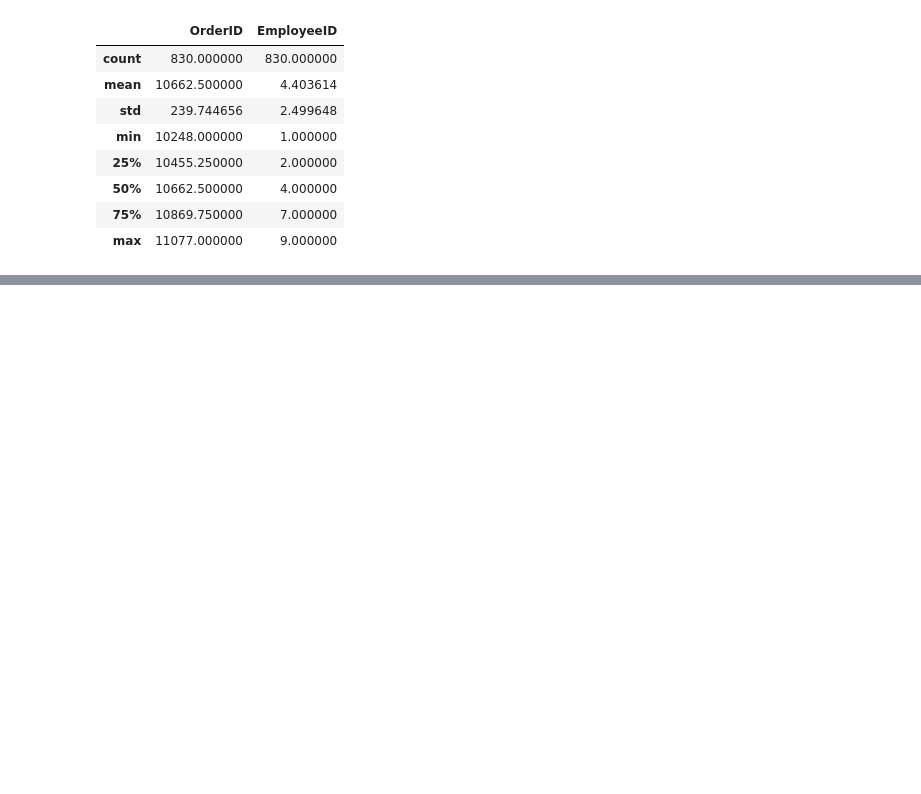
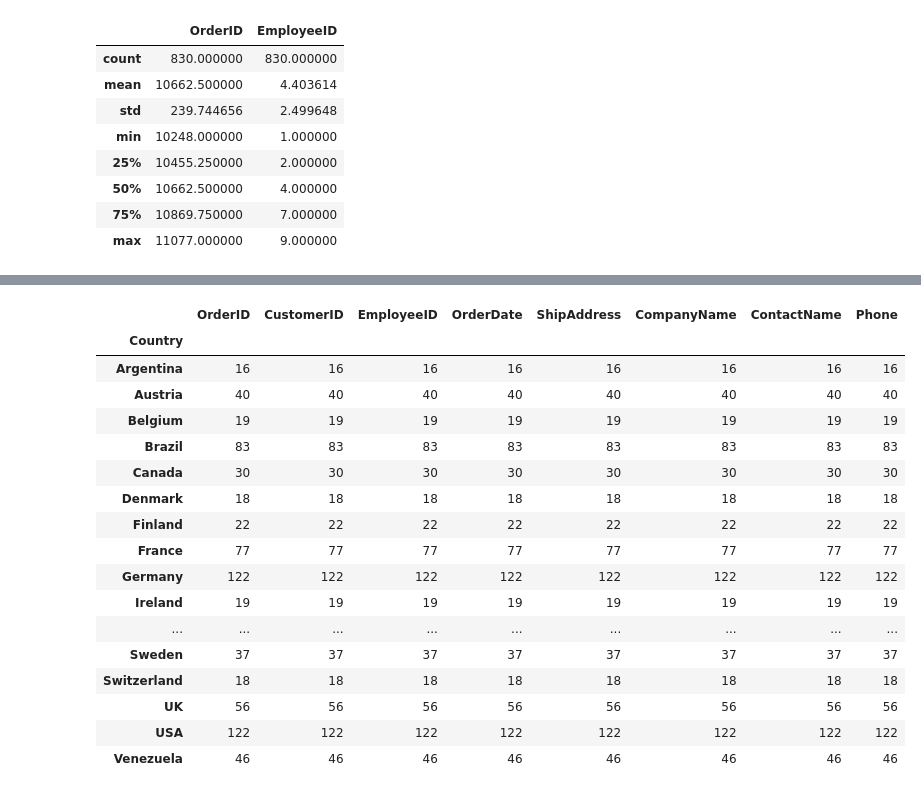
Before and after one commit to phu024/HW-Python, a Jupyter notebook: Test.ipynb, the cells around one changed output, grey strips where cells are left out. Saved outputs shown, nothing was run; the diff lists cells and outputs as text; code cells hidden in the pictures; blank space fills up the shorter version.

```diff
--- a/Test.ipynb
+++ b/Test.ipynb
@@ -208,0 +223,22 @@ order_customer.describe()
+# %%
+order_customer_country2 = order_customer.groupby('Country').count()
+order_customer_country2
+# %% [output]
+|  | OrderID | CustomerID | EmployeeID | OrderDate | ShipAddress | CompanyName | ContactName | Phone |
+| Country |  |  |  |  |  |  |  |  |
+| Argentina | 16 | 16 | 16 | 16 | 16 | 16 | 16 | 16 |
+| Austria | 40 | 40 | 40 | 40 | 40 | 40 | 40 | 40 |
+| Belgium | 19 | 19 | 19 | 19 | 19 | 19 | 19 | 19 |
+| Brazil | 83 | 83 | 83 | 83 | 83 | 83 | 83 | 83 |
+| Canada | 30 | 30 | 30 | 30 | 30 | 30 | 30 | 30 |
+| Denmark | 18 | 18 | 18 | 18 | 18 | 18 | 18 | 18 |
+| Finland | 22 | 22 | 22 | 22 | 22 | 22 | 22 | 22 |
+| France | 77 | 77 | 77 | 77 | 77 | 77 | 77 | 77 |
+| Germany | 122 | 122 | 122 | 122 | 122 | 122 | 122 | 122 |
+| Ireland | 19 | 19 | 19 | 19 | 19 | 19 | 19 | 19 |
+| ... | ... | ... | ... | ... | ... | ... | ... | ... |
+| Sweden | 37 | 37 | 37 | 37 | 37 | 37 | 37 | 37 |
+| Switzerland | 18 | 18 | 18 | 18 | 18 | 18 | 18 | 18 |
+| UK | 56 | 56 | 56 | 56 | 56 | 56 | 56 | 56 |
+| USA | 122 | 122 | 122 | 122 | 122 | 122 | 122 | 122 |
+| Venezuela | 46 | 46 | 46 | 46 | 46 | 46 | 46 | 46 |
```
Also changed, not shown: parts of 5 cells of this notebook, 2 other files.
